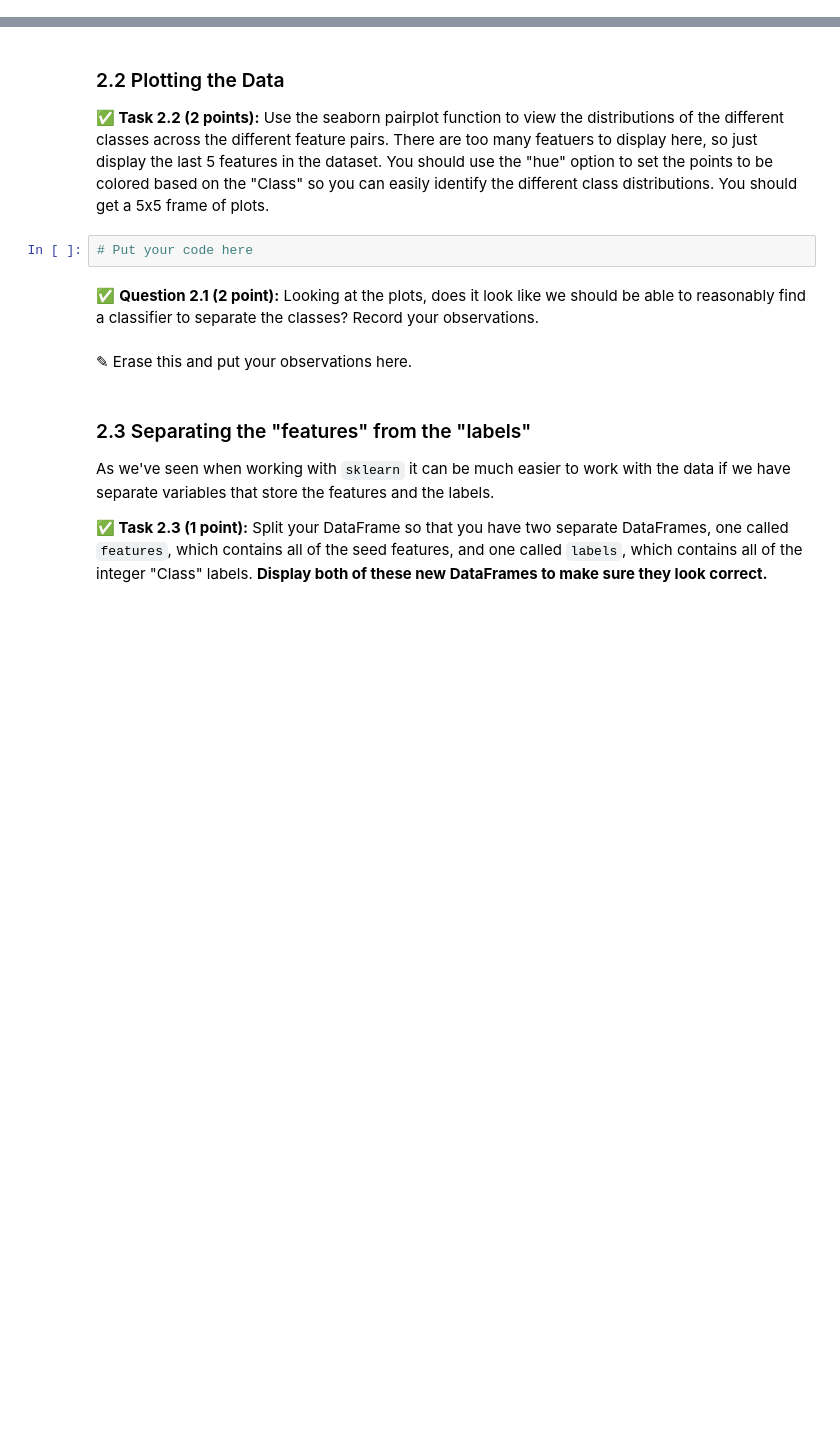
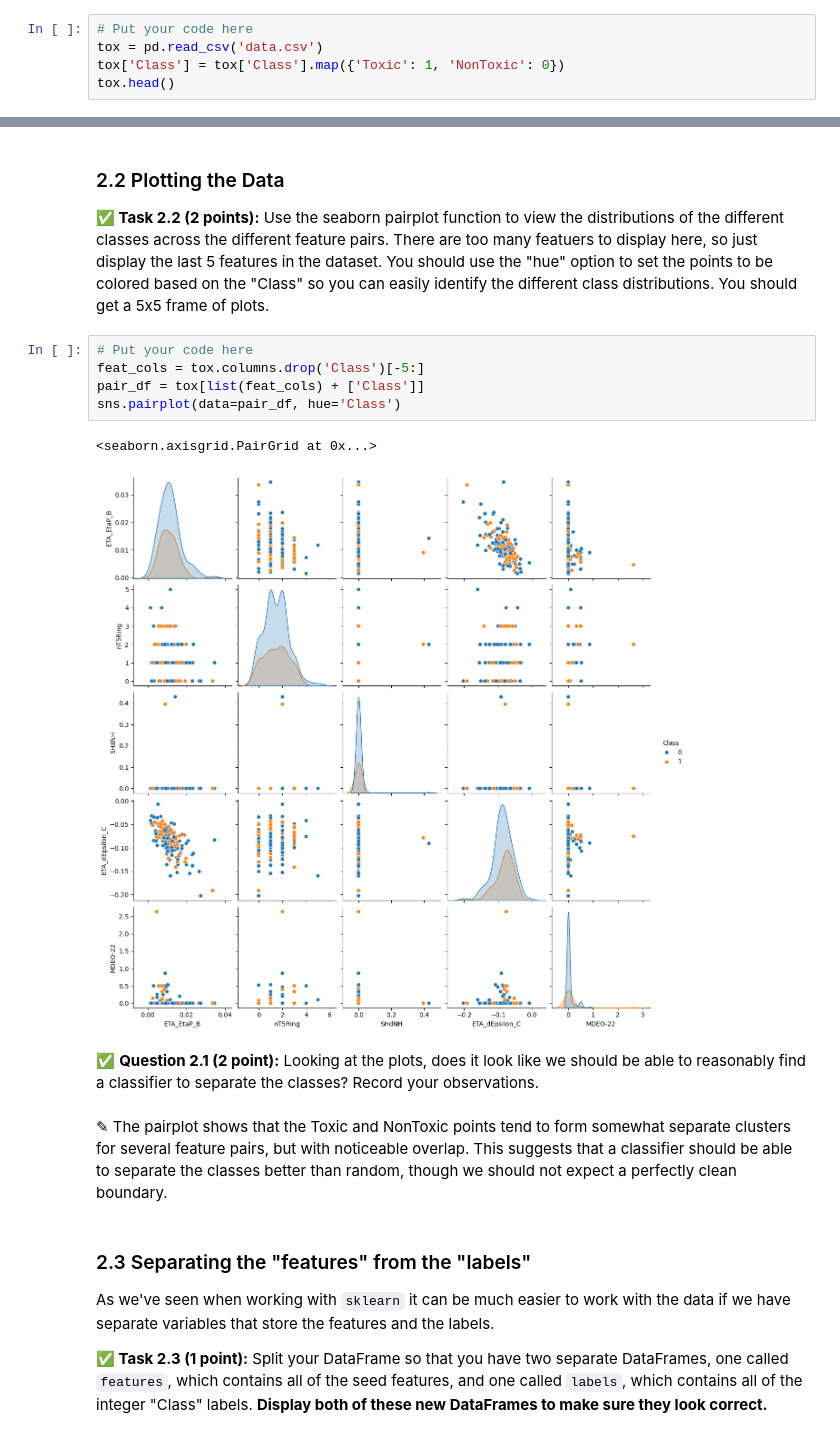
Before and after one commit to BigusMaximus/CMSE-202-Fall-2025, a Jupyter notebook: notebooks/Homeworks/hw-04/HW-04_PerceptronSVMandPCA-STUDENT.ipynb, the cells around one changed output, grey strips where cells are left out. Drawn from its saved outputs; the diff is of its cells as text; blank space fills up the shorter version.

```diff
--- a/notebooks/Homeworks/hw-04/HW-04_PerceptronSVMandPCA-STUDENT.ipynb
+++ b/notebooks/Homeworks/hw-04/HW-04_PerceptronSVMandPCA-STUDENT.ipynb
@@ -88,0 +88,5 @@ Once you've loaded in the data, **display the head of the DataFrame to make sure
+# %%
+# Put your code here
+tox = pd.read_csv('data.csv')
+tox['Class'] = tox['Class'].map({'Toxic': 1, 'NonToxic': 0})
+tox.head()
@@ -90,12 +102,18 @@ Once you've loaded in the data, **display the head of the DataFrame to make sure
 ### 2.2 Plotting the Data
 
 **&#9989; Task 2.2 (2 points):** Use the seaborn pairplot function to view the distributions of the different classes across the different feature pairs. There are too many featuers to display here, so just display the last 5 features in the dataset. You should use the "hue" option to set the points to be colored based on the "Class" so you can easily identify the different class distributions. You should get a 5x5 frame of plots.
-# %%
-# Put your code here
+# %%
+# Put your code here
+feat_cols = tox.columns.drop('Class')[-5:]
+pair_df = tox[list(feat_cols) + ['Class']]
+sns.pairplot(data=pair_df, hue='Class')
+# %% [output]
+<seaborn.axisgrid.PairGrid at 0x...>
+[figure, added]
 # %% [markdown]
 &#9989; **Question 2.1 (2 point):** Looking at the plots, does it look like we should be able to reasonably find a classifier to separate the classes? Record your observations.
-# %% [markdown]
-<font size=+3>&#9998;</font> Erase this and put your observations here.
+# %% [markdown]
+<font size=+3>&#9998;</font> The pairplot shows that the Toxic and NonToxic points tend to form somewhat separate clusters for several feature pairs, but with noticeable overlap. This suggests that a classifier should be able to separate the classes better than random, though we should not expect a perfectly clean boundary.
 # %% [markdown]
 ### 2.3 Separating the "features" from the "labels"
 
```
Also changed, not shown: parts of 12 cells of this notebook, 1 other file.
